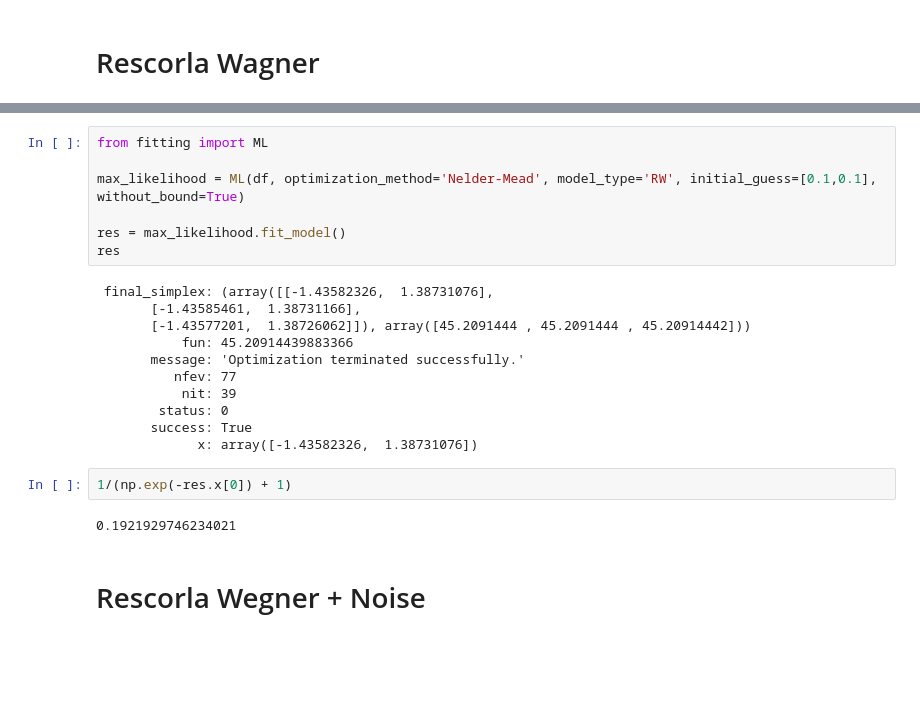
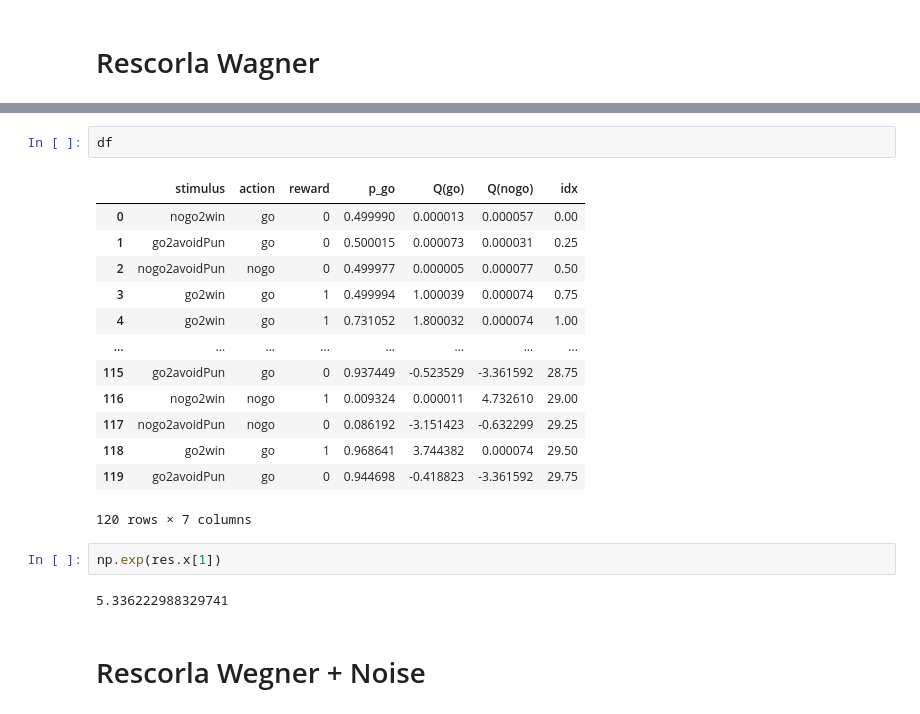
Before and after one commit to Sepsad/Go-noGo-modelling, a Jupyter notebook: simulation_experiment.ipynb, the cells around one changed output, grey strips where cells are left out. Drawn from its saved outputs; the diff is of its cells as text; blank space fills up the shorter version.

```diff
--- a/simulation_experiment.ipynb
+++ b/simulation_experiment.ipynb
@@ -28,25 +27,23 @@ Running a go-nogo experiment simulation with params = {'alpha': 0.2, 'beta': 5,
-# %%
-from fitting import ML
-
-max_likelihood = ML(df, optimization_method='Nelder-Mead', model_type='RW', initial_guess=[0.1,0.1], without_bound=True)
-
-res = max_likelihood.fit_model()
-res
-# %% [output]
- final_simplex: (array([[-1.43582326,  1.38731076],
-       [-1.43585461,  1.38731166],
-       [-1.43577201,  1.38726062]]), array([45.2091444 , 45.2091444 , 45.20914442]))
-           fun: 45.20914439883366
-       message: 'Optimization terminated successfully.'
-          nfev: 77
-           nit: 39
-        status: 0
-       success: True
-             x: array([-1.43582326,  1.38731076])
+# %%
+df
+# %% [output]
+|  | stimulus | action | reward | p_go | Q(go) | Q(nogo) | idx |
+| 0 | nogo2win | go | 0 | 0.499990 | 0.000013 | 0.000057 | 0.00 |
+| 1 | go2avoidPun | go | 0 | 0.500015 | 0.000073 | 0.000031 | 0.25 |
+| 2 | nogo2avoidPun | nogo | 0 | 0.499977 | 0.000005 | 0.000077 | 0.50 |
+| 3 | go2win | go | 1 | 0.499994 | 1.000039 | 0.000074 | 0.75 |
+| 4 | go2win | go | 1 | 0.731052 | 1.800032 | 0.000074 | 1.00 |
+| ... | ... | ... | ... | ... | ... | ... | ... |
+| 115 | go2avoidPun | go | 0 | 0.937449 | -0.523529 | -3.361592 | 28.75 |
+| 116 | nogo2win | nogo | 1 | 0.009324 | 0.000011 | 4.732610 | 29.00 |
+| 117 | nogo2avoidPun | nogo | 0 | 0.086192 | -3.151423 | -0.632299 | 29.25 |
+| 118 | go2win | go | 1 | 0.968641 | 3.744382 | 0.000074 | 29.50 |
+| 119 | go2avoidPun | go | 0 | 0.944698 | -0.418823 | -3.361592 | 29.75 |
+120 rows × 7 columns
 # %%
-1/(np.exp(-res.x[0]) + 1)
+np.exp(res.x[1])
 # %% [output]
-0.1921929746234021
+5.336222988329741
 # %% [markdown]
 # Rescorla Wegner + Noise
 # %%
```
Also changed, not shown: parts of 1 cell of this notebook.
